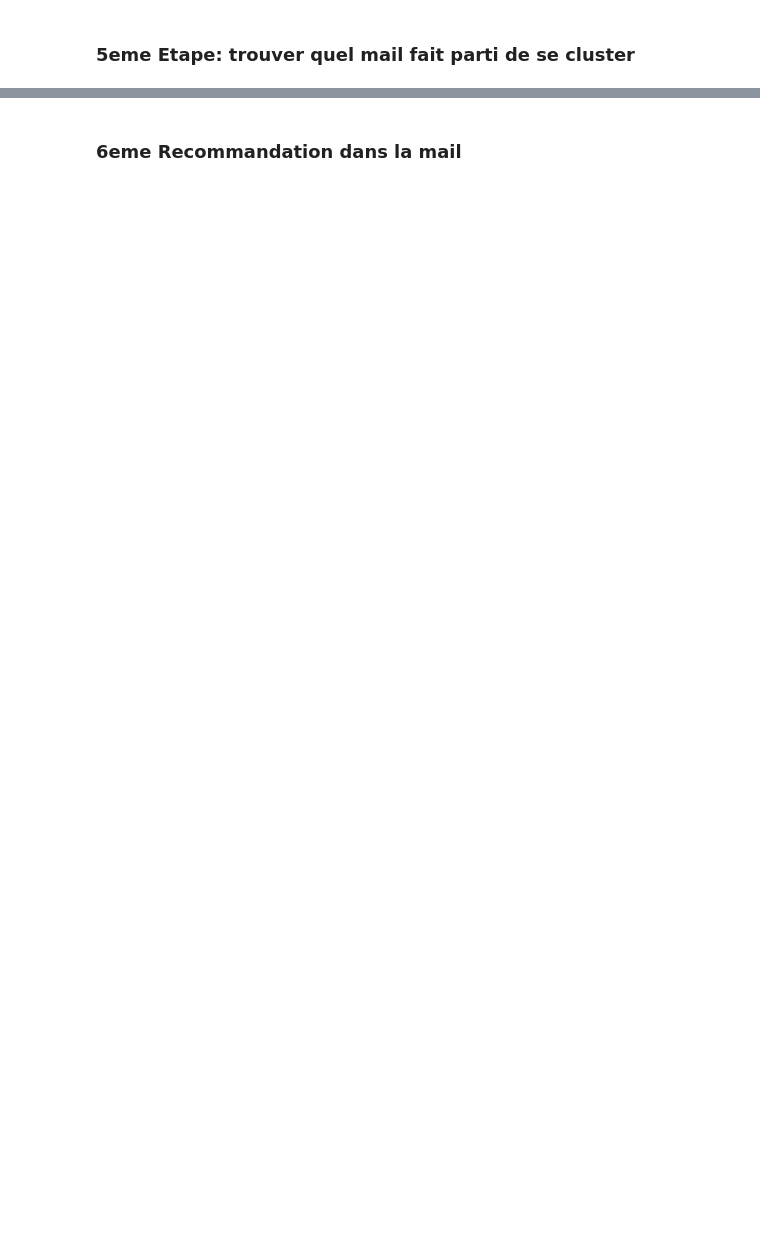
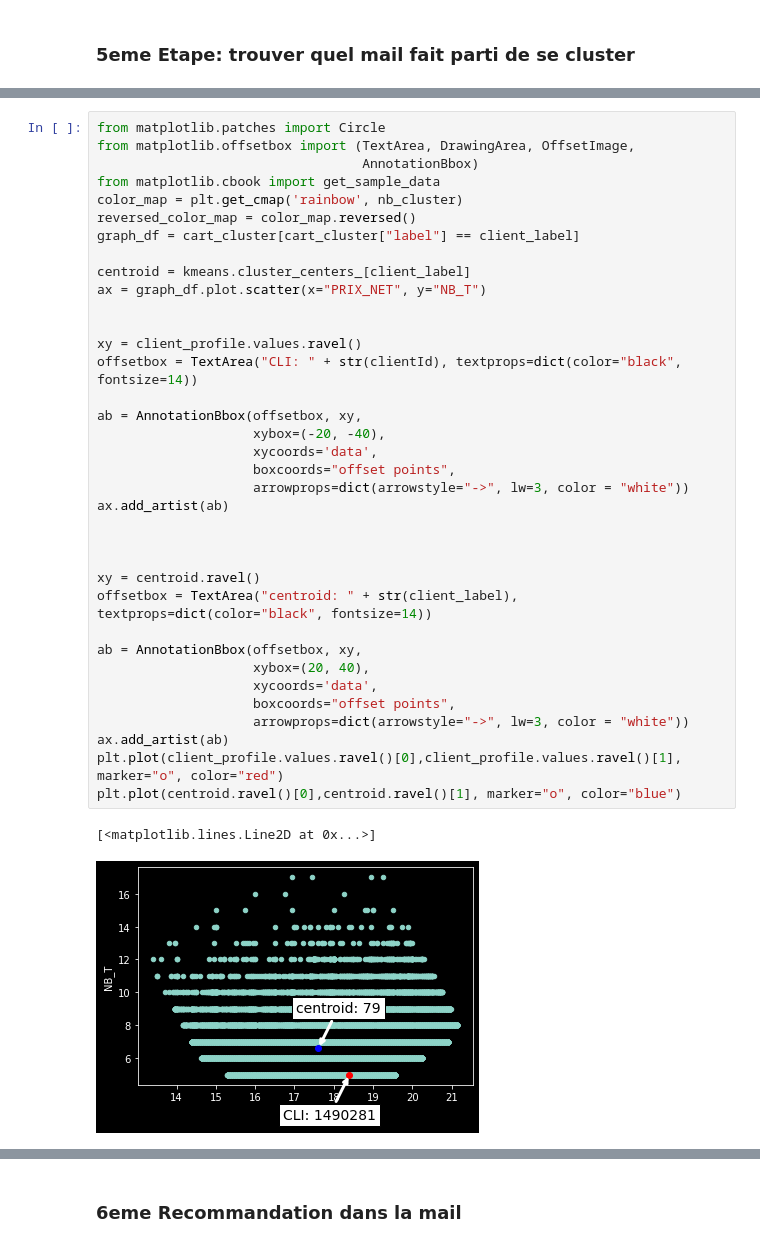
Before and after one commit to gu1lhemlcb/T-DAT, a Jupyter notebook: team-1-simple.ipynb, the cells around one changed output, grey strips where cells are left out. Drawn from its saved outputs; the diff is of its cells as text; blank space fills up the shorter version.

```diff
--- a/team-1-simple.ipynb
+++ b/team-1-simple.ipynb
@@ -67,0 +277,39 @@ df_cluster.plot.scatter(x="PRIX_NET", y="NB_T", c="label", colormap=reversed_col
+# %%
+from matplotlib.patches import Circle
+from matplotlib.offsetbox import (TextArea, DrawingArea, OffsetImage,
+                                  AnnotationBbox)
+from matplotlib.cbook import get_sample_data
+color_map = plt.get_cmap('rainbow', nb_cluster)
+reversed_color_map = color_map.reversed()
+graph_df = cart_cluster[cart_cluster["label"] == client_label]
+
+centroid = kmeans.cluster_centers_[client_label]
+ax = graph_df.plot.scatter(x="PRIX_NET", y="NB_T")
+
+
+xy = client_profile.values.ravel()
+offsetbox = TextArea("CLI: " + str(clientId), textprops=dict(color="black", fontsize=14))
+
+ab = AnnotationBbox(offsetbox, xy,
+                    xybox=(-20, -40),
+                    xycoords='data',
+                    boxcoords="offset points",
+                    arrowprops=dict(arrowstyle="->", lw=3, color = "white"))
+ax.add_artist(ab)
+
+
+
+xy = centroid.ravel()
+offsetbox = TextArea("centroid: " + str(client_label), textprops=dict(color="black", fontsize=14))
+
+ab = AnnotationBbox(offsetbox, xy,
+                    xybox=(20, 40),
+                    xycoords='data',
+                    boxcoords="offset points",
+                    arrowprops=dict(arrowstyle="->", lw=3, color = "white"))
+ax.add_artist(ab)
+plt.plot(client_profile.values.ravel()[0],client_profile.values.ravel()[1], marker="o", color="red")
+plt.plot(centroid.ravel()[0],centroid.ravel()[1], marker="o", color="blue")
+# %% [output]
+[<matplotlib.lines.Line2D at 0x...>]
+[figure, added]
```
Also changed, not shown: parts of 39 cells of this notebook.
